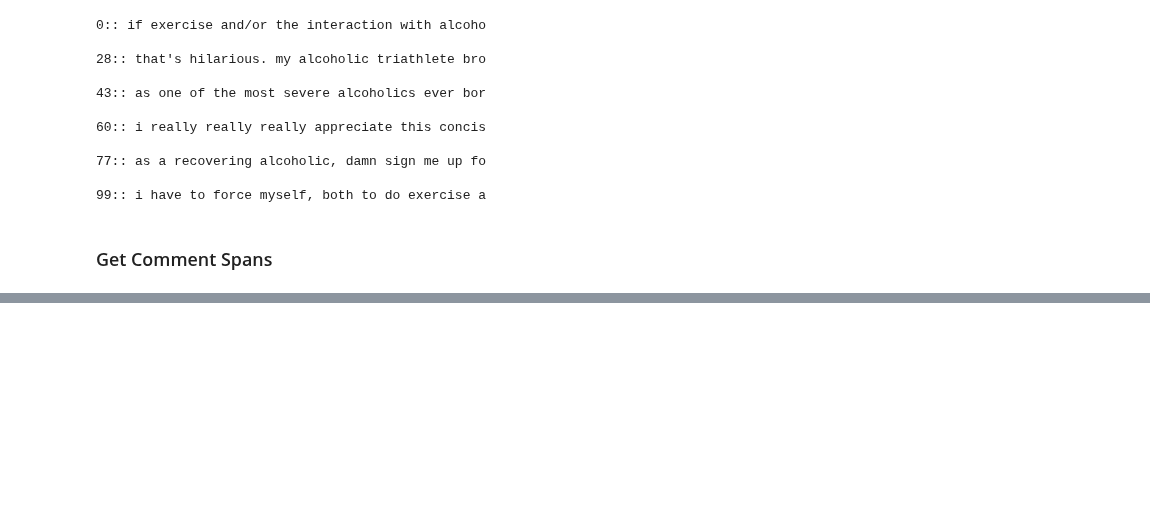
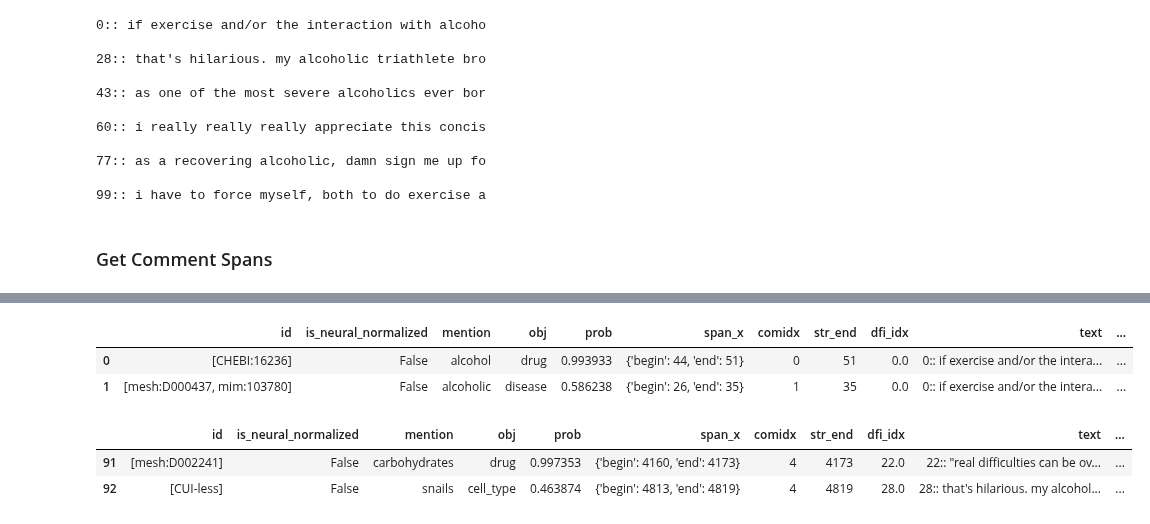
Before and after one commit to daveramseymusic/biobert-bern, a Jupyter notebook: nbs/01_found_my_fitness_bioBert_BERN.ipynb, the cells around one changed output, grey strips where cells are left out. Cells and saved outputs as stored; diff of their text form; code cells hidden in the pictures; blank space fills up the shorter version.

```diff
--- a/nbs/01_found_my_fitness_bioBert_BERN.ipynb
+++ b/nbs/01_found_my_fitness_bioBert_BERN.ipynb
@@ -120,0 +189,31 @@ pd.DataFrame(df['annotations'])
+# %%
+# dfa = pd.DataFrame(output['annotations']) #crete dfa for dataframe of Annotaation
+
+# create str_end col as type str
+dfa.span = dfa.span.astype(str)
+dfa ['str_end'] = dfa.span.str.replace(r".*'end': (\d+)}",r"\1",regex=True)
+
+dfa.str_end = dfa.str_end.astype(int)  # make str end as type str
+
+#add dfi_idx col
+dfi.reset_index(inplace=True)
+dfi.rename(columns={'index':'dfi_idx'},inplace=True)
+
+for o,m in zip(dfi.index,dfi.span):  #add dfi_idx col to dfa
+    x,y = m #open span tuple
+    #write conditions for specific df rows
+    conds = (dfa.str_end > x) & (dfa.str_end < y)
+    dfa.loc[conds,'dfi_idx'] = o #save the index of the dfi span that fits to dfa
+
+# dfa.merge(dfi, left_on='dfi_idx',right_index=True)
+df = dfa.merge(dfi, left_on='dfi_idx',right_on='dfi_idx');  df.head(2)
+# %% [output]
+|  | id | is_neural_normalized | mention | obj | prob | span_x | comidx | str_end | dfi_idx | text | ... |
+| 0 | [CHEBI:16236] | False | alcohol | drug | 0.993933 | {'begin': 44, 'end': 51} | 0 | 51 | 0.0 | 0:: if exercise and/or the intera... | ... |
+| 1 | [mesh:D000437, mim:103780] | False | alcoholic | disease | 0.586238 | {'begin': 26, 'end': 35} | 1 | 35 | 0.0 | 0:: if exercise and/or the intera... | ... |
+# %%
+df.tail(2)
+# %% [output]
+|  | id | is_neural_normalized | mention | obj | prob | span_x | comidx | str_end | dfi_idx | text | ... |
+| 91 | [mesh:D002241] | False | carbohydrates | drug | 0.997353 | {'begin': 4160, 'end': 4173} | 4 | 4173 | 22.0 | 22:: "real difficulties can be ov... | ... |
+| 92 | [CUI-less] | False | snails | cell_type | 0.463874 | {'begin': 4813, 'end': 4819} | 4 | 4819 | 28.0 | 28:: that's hilarious. my alcohol... | ... |
```
Also changed, not shown: parts of 16 cells of this notebook, 3 other files.
